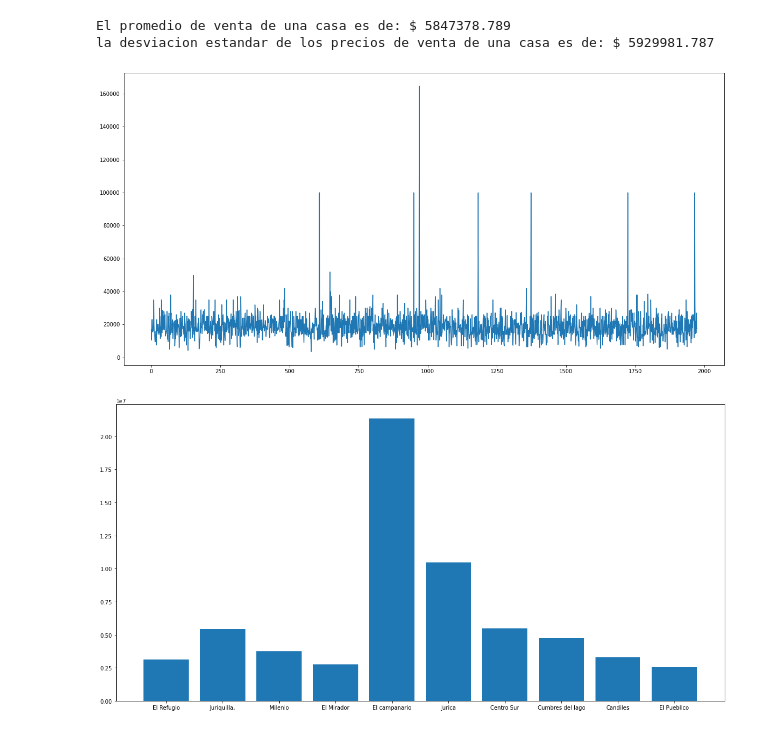
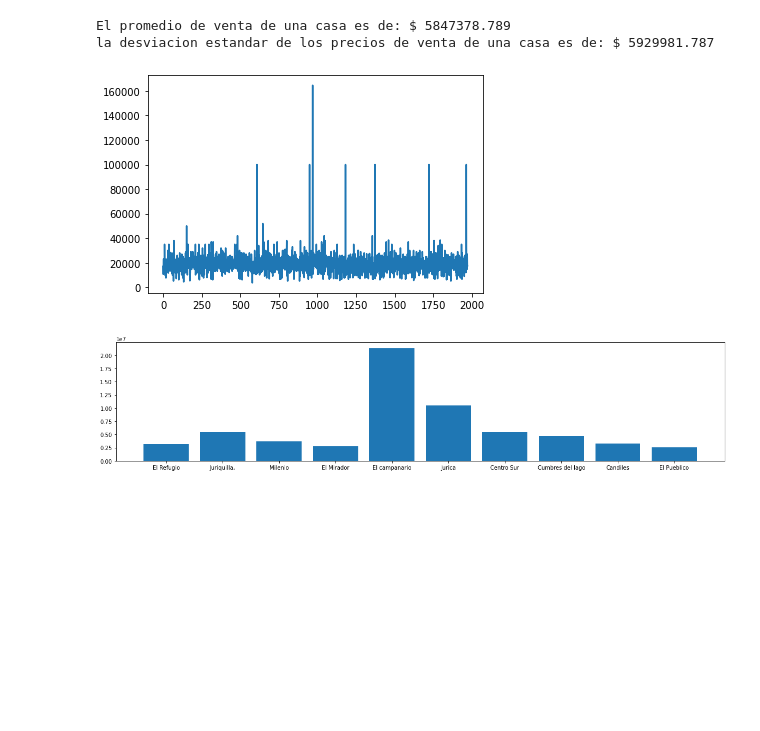
Before and after one commit to fer-sanchez-perez/Data_Science, a Jupyter notebook: graficas_promedios.ipynb, the cells around one changed output. Cells and saved outputs as stored; diff of their text form; code cells hidden in the pictures; blank space fills up the shorter version.

```diff
--- a/graficas_promedios.ipynb
+++ b/graficas_promedios.ipynb
@@ -40,34 +37,31 @@ la desviacion estandar de los precios de renta de un departamento es de: $ 8182.
 # %%
 dt=pd.read_csv(r"scrap-casa-venta (2).csv",dtype="string")
 dt['precio'] = dt['precio'].fillna('0')
 dt['precio'] = dt['precio'].apply(lambda x: x.replace('$', '').replace(',', '').replace('MN','').replace(' ','').replace('NM','').replace('MX','')).astype(float)
 dt['precio'] = dt['precio'].replace(0,np.NaN)
 print("El promedio de venta de una casa es de: $",round(dt['precio'].mean(),3))
 print("la desviacion estandar de los precios de venta de una casa es de: $",round(dt['precio'].std(),3))
 #print(dt["precio"].plot(style = "o",ms = 1))
 prom_casas=[dt.loc[dt['web-scraper-start-url'].str.contains("refugio"),'precio'].mean(),
             dt.loc[dt['web-scraper-start-url'].str.contains("juriquilla"),'precio'].mean(),
             dt.loc[dt['web-scraper-start-url'].str.contains("milenio"),'precio'].mean(),
             dt.loc[dt['web-scraper-start-url'].str.contains("mirador"),'precio'].mean(),
             dt.loc[dt['web-scraper-start-url'].str.contains("campanario"),'precio'].mean(),
             dt.loc[dt['web-scraper-start-url'].str.contains("jurica"),'precio'].mean(),
             dt.loc[dt['web-scraper-start-url'].str.contains("sur"),'precio'].mean(),
             dt.loc[dt['web-scraper-start-url'].str.contains("cumbres"),'precio'].mean(),
             dt.loc[dt['web-scraper-start-url'].str.contains("candiles"),'precio'].mean(),
             dt.loc[dt['web-scraper-start-url'].str.contains("pueblito"),'precio'].mean()]
 gra_preciosC = mpl.figure()
-gra_preciosC.set_figheight(10)
-gra_preciosC.set_figwidth(20)
 mpl.plot(dr['precio'])
 
 gra_promC = mpl.figure()
-gra_promC.set_figheight(10)
 gra_promC.set_figwidth(20)
 mpl.bar(colonias,prom_casas)
 
 mpl.show()
 # %% [output]
 El promedio de venta de una casa es de: $ 5847378.789
 la desviacion estandar de los precios de venta de una casa es de: $ 5929981.787
-[figure, old version]
+[figure, new version]
-[figure, old version]
+[figure, new version]
```
Also changed, not shown: parts of 1 cell of this notebook, 9 other files.
